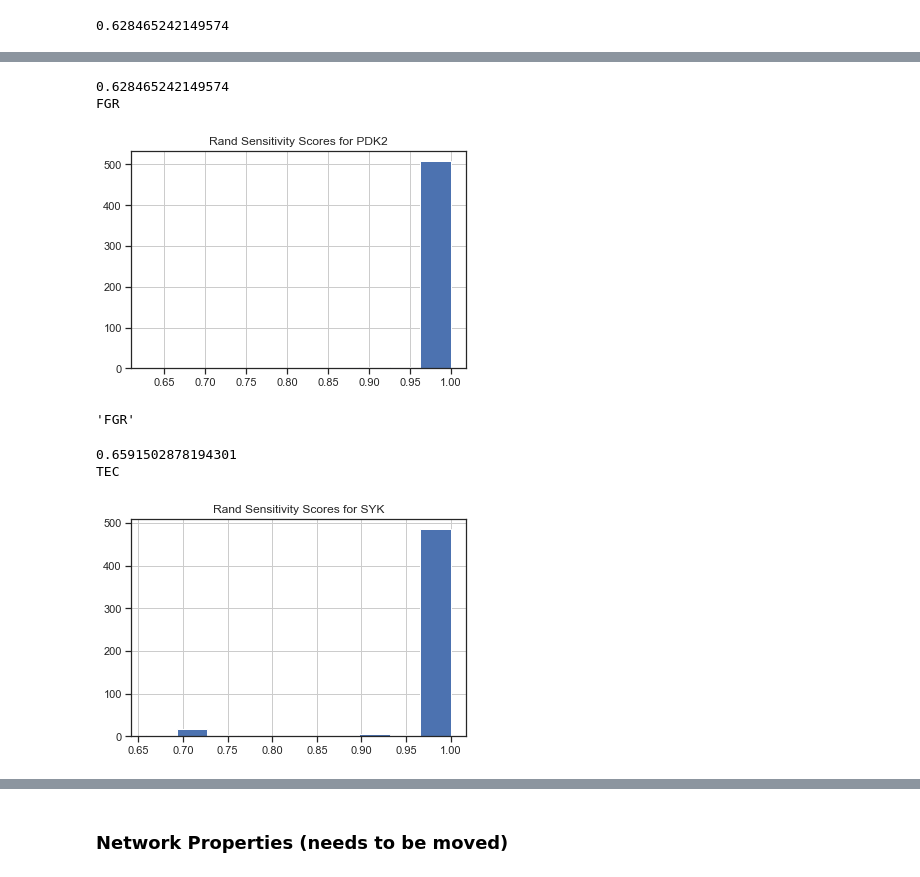
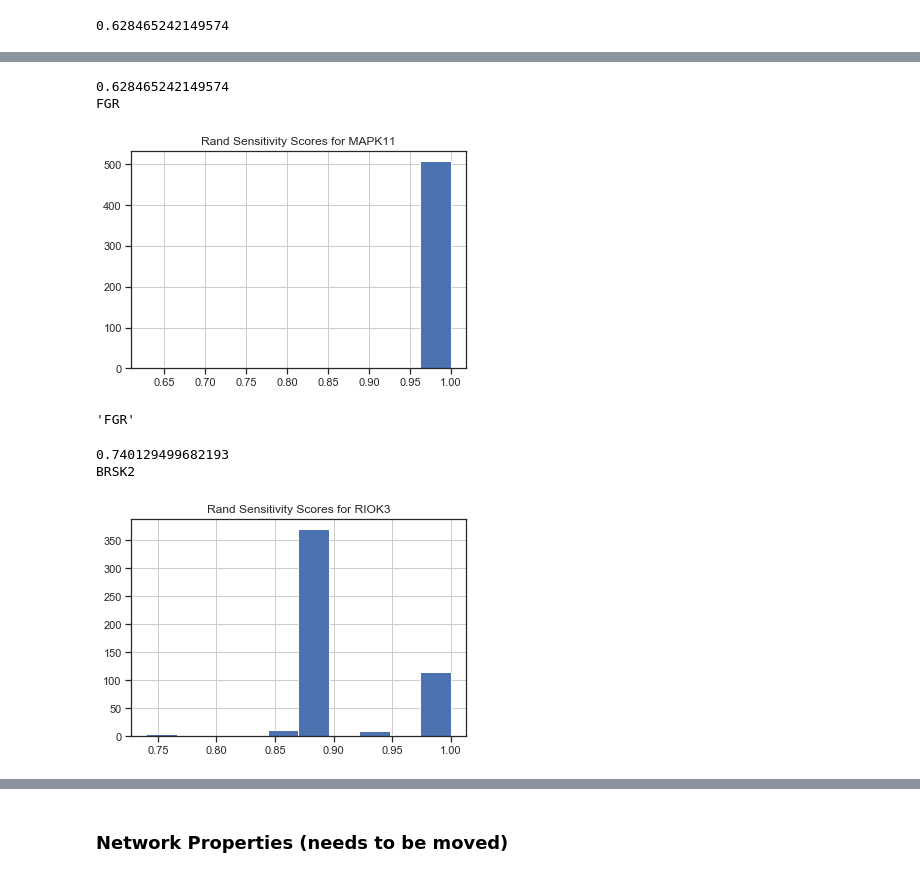
Before and after one commit to gomezlab/kinotypeClusteringAndRegression, a Jupyter notebook: src/network_11_analysisOfSensitivity.ipynb, the cells around one changed output, grey strips where cells are left out. Cells and saved outputs as stored; diff of their text form; code cells hidden in the pictures.

```diff
--- a/src/network_11_analysisOfSensitivity.ipynb
+++ b/src/network_11_analysisOfSensitivity.ipynb
@@ -212,29 +226,29 @@ PDK2
 [figure]
 # %%
-rand_pdk2 = rand.loc['PDK2']
-print(rand_pdk2[rand_pdk2 > 0].min())
-print(rand_pdk2[rand_pdk2 > 0].idxmin())
+rand_mapk11 = rand.loc['MAPK11']
+print(rand_mapk11[rand_mapk11 > 0].min())
+print(rand_mapk11[rand_mapk11 > 0].idxmin())
 
-rand_pdk2[rand_pdk2 > 0].hist()
-plt.title('Rand Sensitivity Scores for PDK2')
+rand_mapk11[rand_mapk11 > 0].hist()
+plt.title('Rand Sensitivity Scores for MAPK11')
 plt.show()
 # %% [output]
 0.628465242149574
 FGR
-[figure, old version]
+[figure, new version]
 # %%
 rand[rand > 0].min(axis=0).idxmin(axis=0)
 # %% [output]
 'FGR'
 # %%
-rand_syk = rand.loc['SYK']
-print(rand_syk[rand_syk > 0].min())
-print(rand_syk[rand_syk > 0].idxmin())
+rand_riok3 = rand.loc['RIOK3']
+print(rand_riok3[rand_riok3 > 0].min())
+print(rand_riok3[rand_riok3 > 0].idxmin())
 
-rand_syk[rand_syk > 0].hist()
-plt.title('Rand Sensitivity Scores for SYK')
+rand_riok3[rand_riok3 > 0].hist()
+plt.title('Rand Sensitivity Scores for RIOK3')
 plt.show()
 # %% [output]
-0.6591502878194301
-TEC
+0.740129499682193
+BRSK2
-[figure, old version]
+[figure, new version]
```
Also changed, not shown: parts of 20 cells of this notebook.
